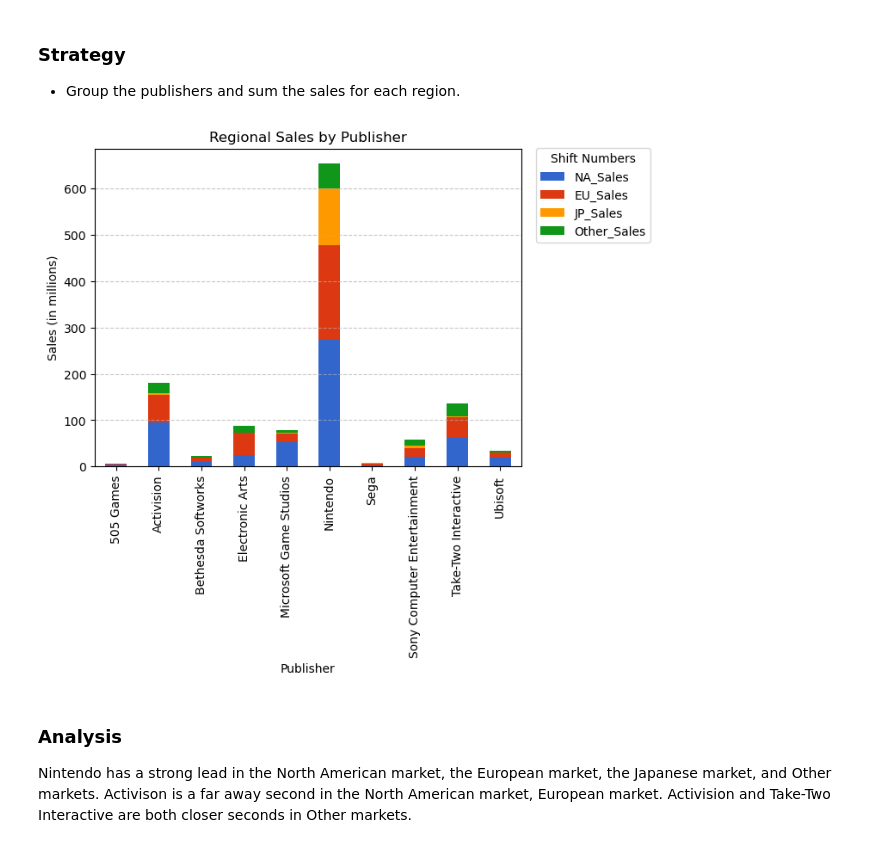
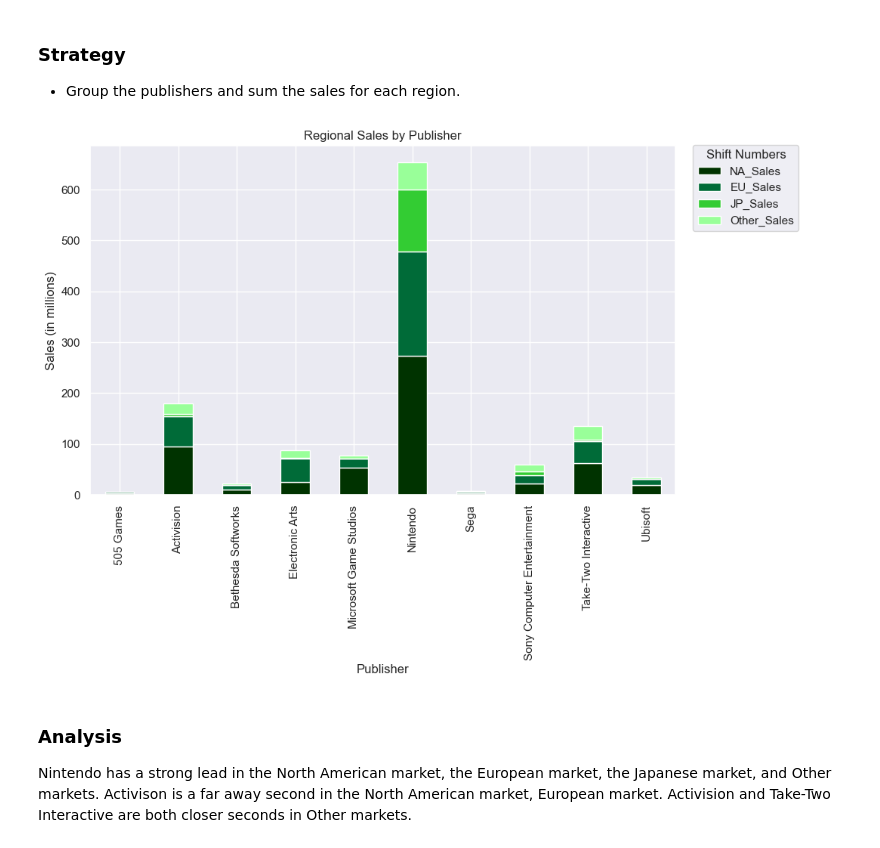
Before and after one commit to dtoshm/data_project_six, a Jupyter notebook: game_sales_analysis.ipynb, the cells around one changed output. Drawn from its saved outputs; the diff is of its cells as text; code cells hidden in the pictures.

Commit message:
0.8.2 - Question 1 Restyle
It bugged me so I went to a stack overflow forum and found a smart practice of using the same color but different darkness for accessibility. I also made the graph bigger.

```diff
--- a/game_sales_analysis.ipynb
+++ b/game_sales_analysis.ipynb
@@ -12,6 +14,7 @@ import pandas as pd
 import matplotlib.pyplot as plt
 import seaborn as sns
 games = pd.read_csv('top100videogamesales.csv')
+sns.set_theme()
 games.head()
 # %% [output]
 |  | Rank | Name | Platform | Year | Genre | Publisher | NA_Sales | EU_Sales | JP_Sales | Other_Sales | ... |
@@ -30,15 +33,15 @@ Regional Sales by Publisher: Create a stacked column (or bar) chart to show the
 # %%
 sales_by_publisher = games.groupby('Publisher')[['NA_Sales', 'EU_Sales', 'JP_Sales', 'Other_Sales']].sum().reset_index()
 
-sales_by_publisher.set_index('Publisher').plot(kind='bar', stacked=True, color=['#3366CC', '#DC3912', '#FF9900', '#109618'])
+colors = ['#003300', '#006B38', '#33CC33', '#99FF99']
+sales_by_publisher.set_index('Publisher').plot(kind='bar', stacked=True, color=colors, figsize=(10, 6))
 plt.title('Regional Sales by Publisher', fontsize=12)
 plt.legend(title='Shift Numbers', bbox_to_anchor=(1.02, 1.02), loc='upper left')
-plt.xlabel('Publisher', fontsize=10)
-plt.ylabel('Sales (in millions)', fontsize=10)
-plt.grid(axis='y', linestyle='--', alpha=0.7)
+plt.xlabel('Publisher', fontsize=12)
+plt.ylabel('Sales (in millions)', fontsize=12)
 plt.show()
 # %% [output]
-[figure, old version]
+[figure, new version]
 # %% [markdown]
 ### Analysis
 Nintendo has a strong lead in the North American market, the European market, the Japanese market, and Other markets.
```
Also changed, not shown: parts of 6 cells of this notebook.
